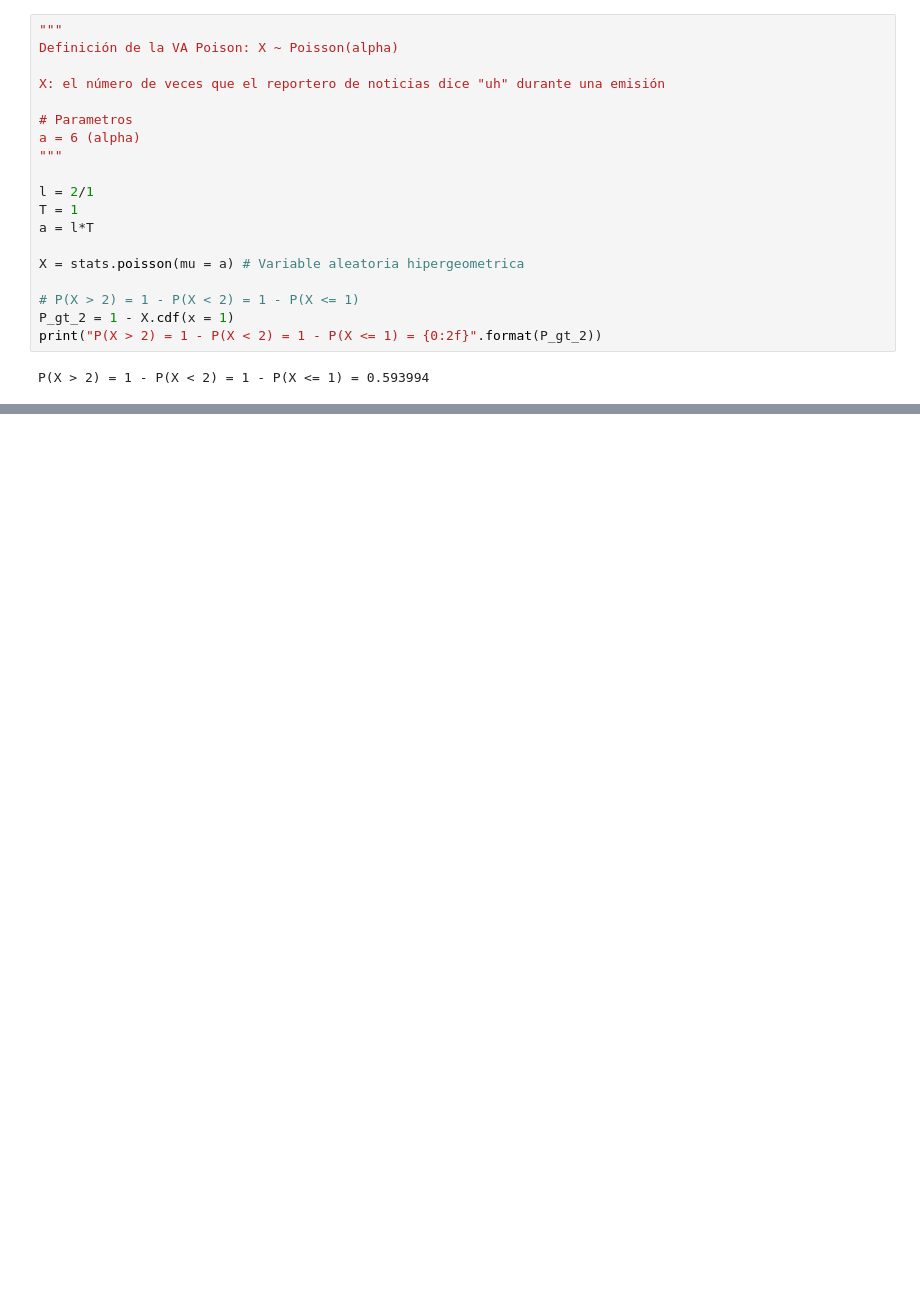
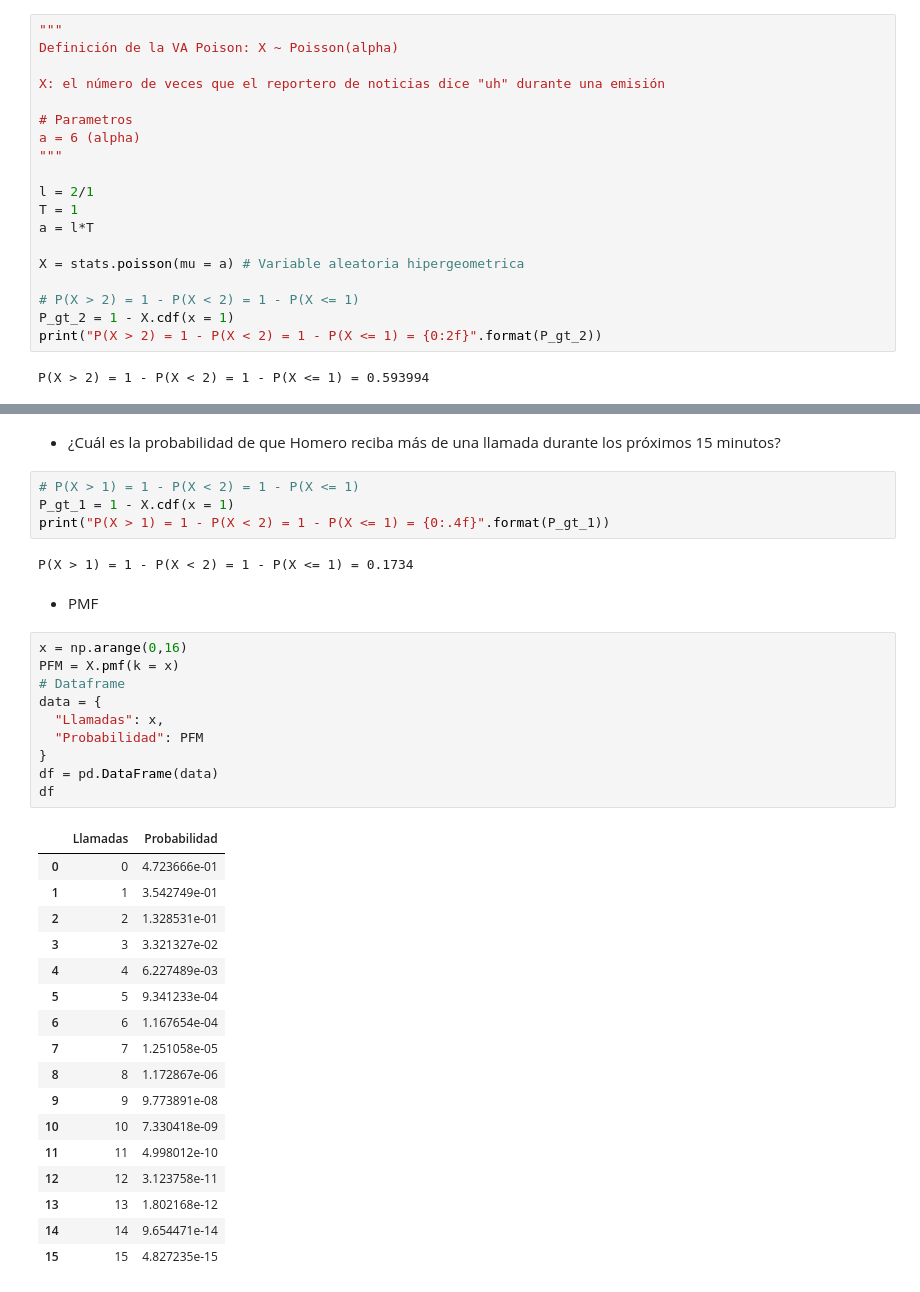
Before and after one commit to tigarto/curso_2023-1, a Jupyter notebook: variables_aleatorias/poisson.ipynb, the cells around one changed output, grey strips where cells are left out. Saved outputs shown, nothing was run; the diff lists cells and outputs as text; blank space fills up the shorter version.

```diff
--- a/variables_aleatorias/poisson.ipynb
+++ b/variables_aleatorias/poisson.ipynb
@@ -132,0 +171,38 @@ P(X > 2) = 1 - P(X < 2) = 1 - P(X <= 1) = 0.593994
+# %% [markdown]
+* ¿Cuál es la probabilidad de que Homero reciba más de una llamada durante los próximos 15 minutos?
+# %%
+# P(X > 1) = 1 - P(X < 2) = 1 - P(X <= 1)
+P_gt_1 = 1 - X.cdf(x = 1)
+print("P(X > 1) = 1 - P(X < 2) = 1 - P(X <= 1) = {0:.4f}".format(P_gt_1))
+# %% [output]
+P(X > 1) = 1 - P(X < 2) = 1 - P(X <= 1) = 0.1734
+# %% [markdown]
+* PMF
+# %%
+x = np.arange(0,16)
+PFM = X.pmf(k = x)
+# Dataframe
+data = {
+  "Llamadas": x,
+  "Probabilidad": PFM
+}
+df = pd.DataFrame(data)
+df
+# %% [output]
+|  | Llamadas | Probabilidad |
+| 0 | 0 | 4.723666e-01 |
+| 1 | 1 | 3.542749e-01 |
+| 2 | 2 | 1.328531e-01 |
+| 3 | 3 | 3.321327e-02 |
+| 4 | 4 | 6.227489e-03 |
+| 5 | 5 | 9.341233e-04 |
+| 6 | 6 | 1.167654e-04 |
+| 7 | 7 | 1.251058e-05 |
+| 8 | 8 | 1.172867e-06 |
+| 9 | 9 | 9.773891e-08 |
+| 10 | 10 | 7.330418e-09 |
+| 11 | 11 | 4.998012e-10 |
+| 12 | 12 | 3.123758e-11 |
+| 13 | 13 | 1.802168e-12 |
+| 14 | 14 | 9.654471e-14 |
+| 15 | 15 | 4.827235e-15 |
```
Also changed, not shown: parts of 18 cells of this notebook.
